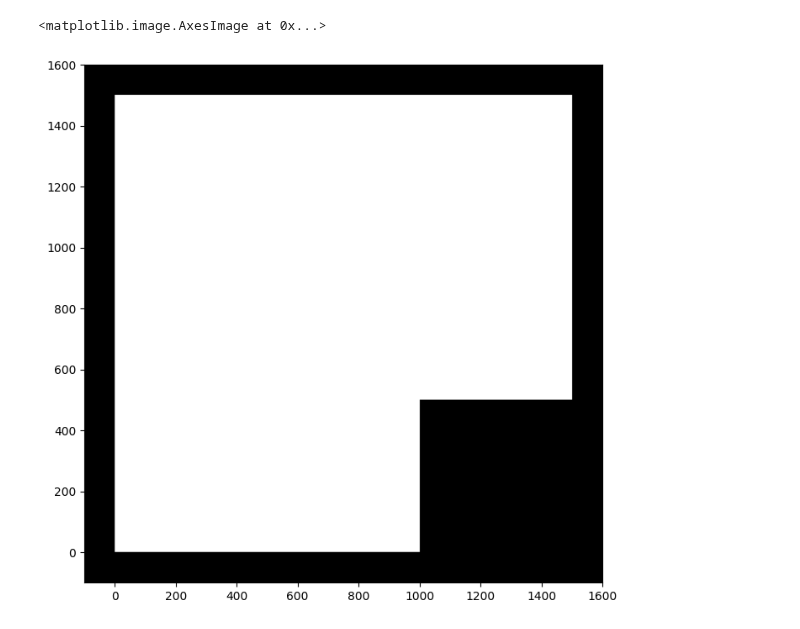
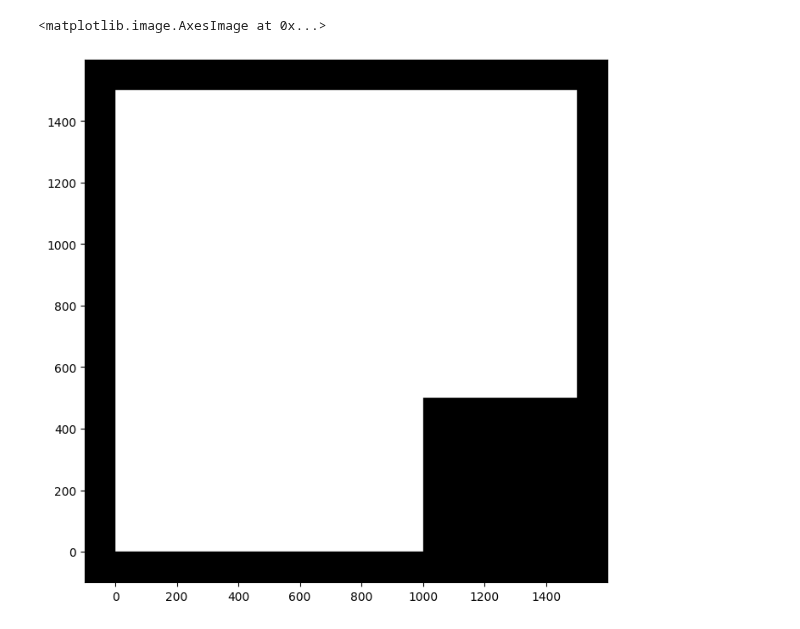
Before and after one commit to PacktPublishing/Learn-Robotics-Programming-3rd-edition, a Jupyter notebook: experiments/boundary_probabilities.ipynb, the cells around one changed output. Drawn from its saved outputs; the diff is of its cells as text; code cells hidden in the pictures.

```diff
--- a/experiments/boundary_probabilities.ipynb
+++ b/experiments/boundary_probabilities.ipynb
@@ -41,27 +28,36 @@ def map_from_grid(ix, iy):
+# %%
+# map x and map y are the map coordinates.
+# A map is a view projected over a real world area.
+# The 0, 0 world x, y could be anywhere within the map.
+# Remember that the edges are all defined in world coordinates.
+
+margin = 100
+
+wx_range = np.arange(-margin, width + margin)
+wy_range = np.arange(-margin, height + margin)
+map_to_world = np.meshgrid(wx_range, wy_range, indexing='xy')
 # %%
-inside_boundary_field = np.zeros((x_range.size, y_range.size))
+inside_boundary_field = np.zeros_like(map_to_world[0], dtype=np.float32)
 
-for grid_x in range(inside_boundary_field.shape[0]):
-    # All y indices for this row
-    grid_y = np.arange(inside_boundary_field.shape[1])
-    x_val, y_val = map_from_grid(grid_x, grid_y)
-    main_mask = (x_val >= 0) & (x_val <= width) & (y_val >= 0) & (y_val <= height)
-    cutout_mask = (x_val > cutout_left) & (y_val < cutout_top)
-    inside_mask = main_mask & (~cutout_mask)
-    inside_boundary_field[grid_x, inside_mask] = 1
+wx, wy = map_to_world
+main_mask = (wx >= 0) & (wx <= width) & (wy >= 0) & (wy <= height)
+cutout_mask = (wx > cutout_left) & (wy < cutout_top)
+inside_mask = main_mask & (~cutout_mask)
+inside_boundary_field[inside_mask] = 1
 
+# Draw it
 plt.figure(figsize=(8, 8))
 plt.gca().set_facecolor('black')
 
-plt.xlim(-margin, width + margin)
-plt.ylim(-margin, height + margin)
+plt.xlim(wx_range[0], wx_range[-1])
+plt.ylim(wy_range[0], wy_range[-1])
 
 plt.imshow(
-    inside_boundary_field.T,
+    inside_boundary_field,
     cmap='gray',
     origin='lower',
-    extent=[x_range[0], x_range[-1], y_range[0], y_range[-1]]
+    extent=[wx_range[0], wx_range[-1], wy_range[0], wy_range[-1]]
 )
 # %% [output]
 <matplotlib.image.AxesImage at 0x...>
-[figure, old version]
+[figure, new version]
```
Also changed, not shown: parts of 11 cells of this notebook, 1 other file.
